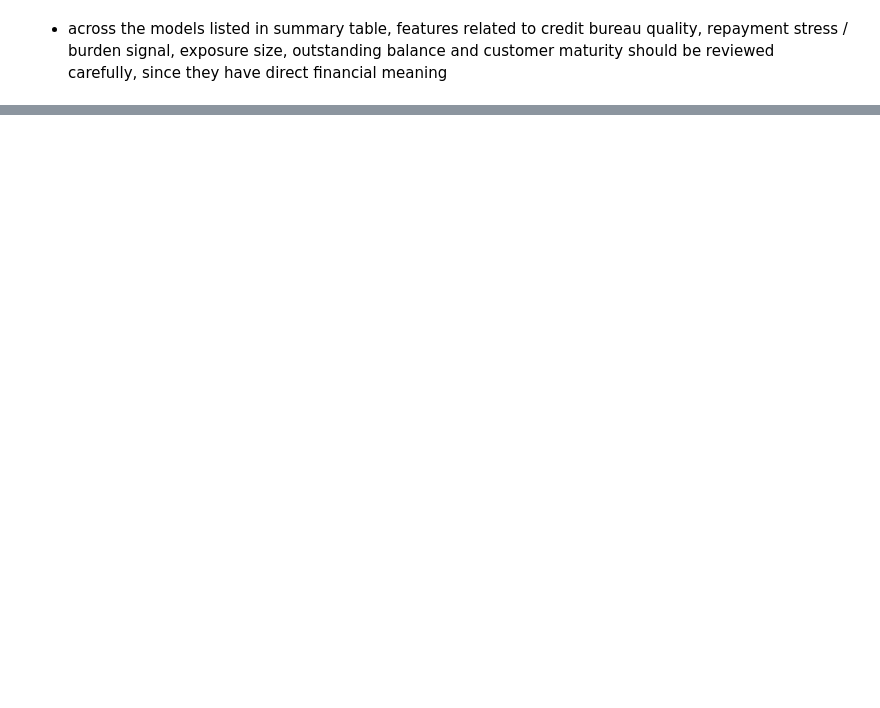
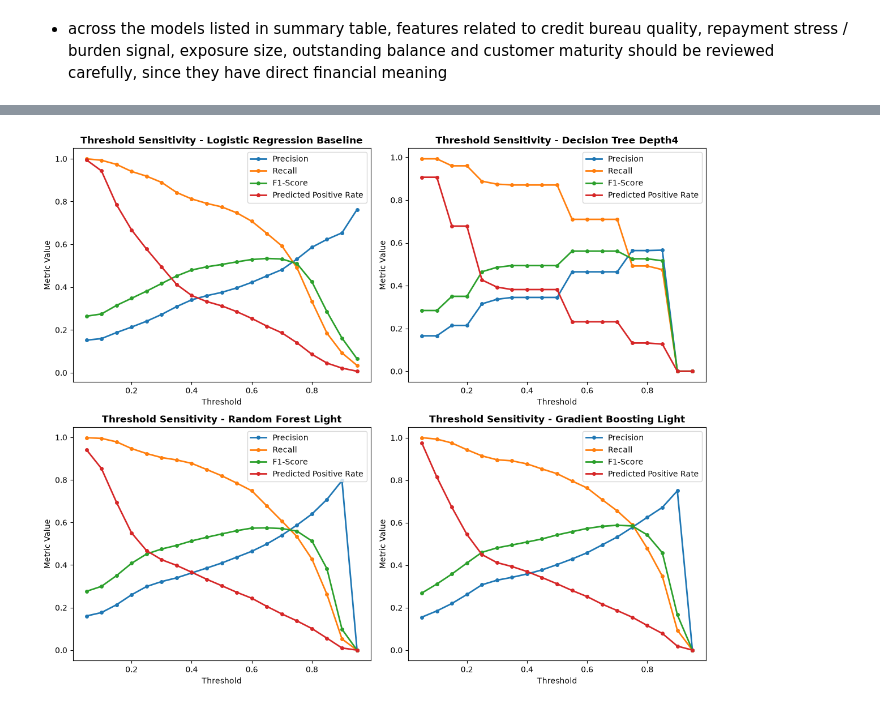
Before and after one commit to gorkemyencak/default-risk-classifier, a Jupyter notebook: notebooks/03_supervised_modeling.ipynb, the cells around one changed output, grey strips where cells are left out. Cells and saved outputs as stored; diff of their text form; code cells hidden in the pictures; blank space fills up the shorter version.

Commit message:
threshold tuner class for binary classification trained pipeline models

```diff
--- a/notebooks/03_supervised_modeling.ipynb
+++ b/notebooks/03_supervised_modeling.ipynb
@@ -836,0 +876,78 @@ top_permutation_summary
+# %%
+### supervised model - threshold tuning - plot threshold sensitivity
+all_model_names = (
+    threshold_results['model']
+    .unique()
+    .tolist()
+)
+
+n_models = len(all_model_names)
+n_cols = 2
+n_rows = math.ceil(n_models / n_cols)
+
+fig, axes = plt.subplots(
+    nrows = n_rows,
+    ncols = n_cols,
+    figsize = (6 * n_cols, 5 * n_rows),
+    squeeze = False
+)
+
+axes = axes.flatten()
+
+for ax, model_name in zip(axes, all_model_names):
+
+    plot_df = (
+        threshold_results
+        .query('model == @model_name')
+    )
+
+    ax.plot(
+        plot_df['threshold'],
+        plot_df['precision'],
+        marker = 'o',
+        markersize = 4,
+        linewidth = 2,
+        label = 'Precision'
+    )
+
+    ax.plot(
+        plot_df['threshold'],
+        plot_df['recall'],
+        marker = 'o',
+        markersize = 4,
+        linewidth = 2,
+        label = 'Recall'
+    )
+
+    ax.plot(
+        plot_df['threshold'],
+        plot_df['f1_score'],
+        marker = 'o',
+        markersize = 4,
+        linewidth = 2,
+        label = 'F1-Score'
+    )
+
+    ax.plot(
+        plot_df['threshold'],
+        plot_df['predicted_positive_rate'],
+        marker = 'o',
+        markersize = 4,
+        linewidth = 2,
+        label = 'Predicted Positive Rate'
+    )
+
+    model_label = model_name.replace('_', ' ').title()
+
+    ax.set_title(
+        f'Threshold Sensitivity - {model_label}',
+        fontweight = 'bold'
+    )
+    ax.set_xlabel('Threshold')
+    ax.set_ylabel('Metric Value')
+    ax.legend()
+
+plt.tight_layout()
+plt.show()
+# %% [output]
+[figure, added]
```
Also changed, not shown: parts of 4 cells of this notebook, 4 other files.
